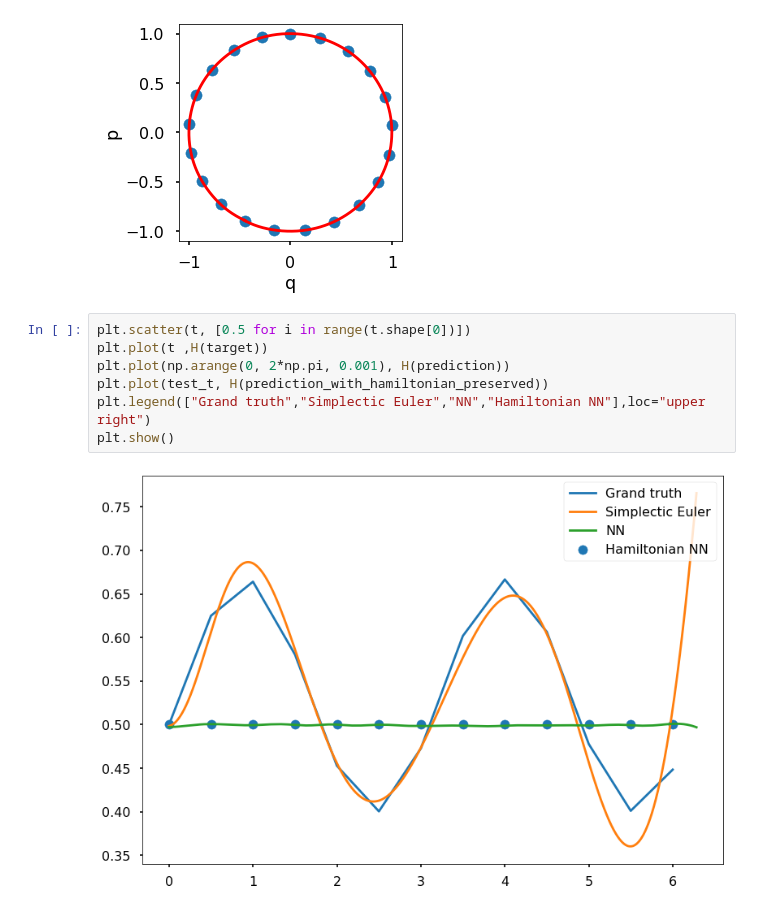
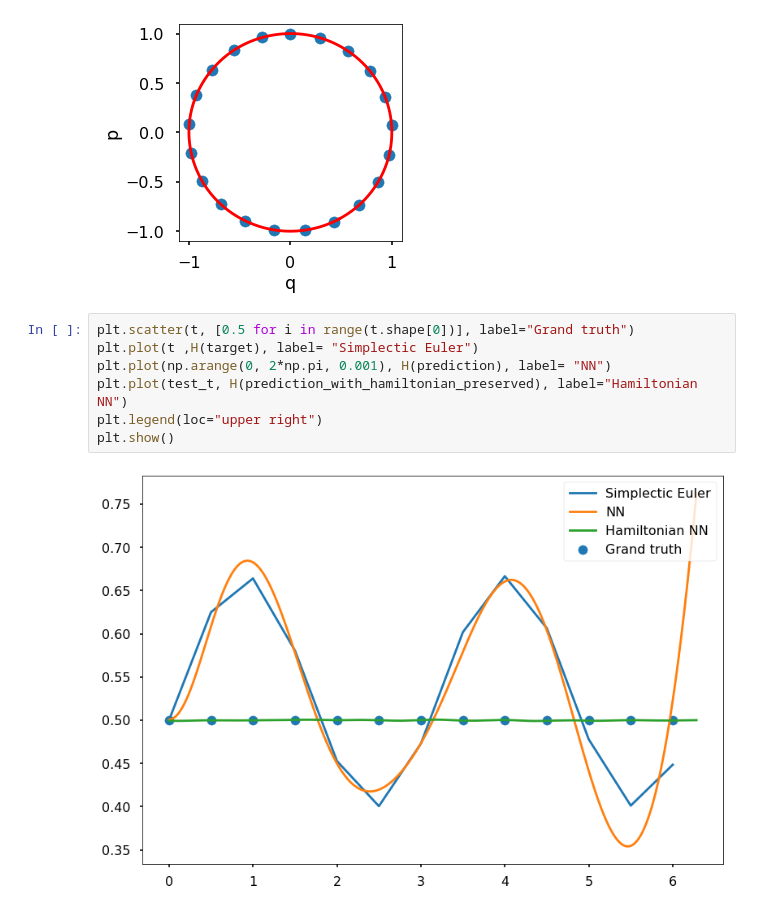
Before and after one commit to tayfununal/hamiltonian_ex, a Jupyter notebook: eulerverlet.ipynb, the cells around one changed output. Saved outputs shown, nothing was run; the diff lists cells and outputs as text.

```diff
--- a/eulerverlet.ipynb
+++ b/eulerverlet.ipynb
@@ -159,11 +159,11 @@ plt.show()
 # %% [output]
 [figure]
 # %%
-plt.scatter(t, [0.5 for i in range(t.shape[0])])
-plt.plot(t ,H(target))
-plt.plot(np.arange(0, 2*np.pi, 0.001), H(prediction))
-plt.plot(test_t, H(prediction_with_hamiltonian_preserved))
-plt.legend(["Grand truth","Simplectic Euler","NN","Hamiltonian NN"],loc="upper right")
+plt.scatter(t, [0.5 for i in range(t.shape[0])], label="Grand truth")
+plt.plot(t ,H(target), label= "Simplectic Euler")
+plt.plot(np.arange(0, 2*np.pi, 0.001), H(prediction), label= "NN")
+plt.plot(test_t, H(prediction_with_hamiltonian_preserved), label="Hamiltonian NN")
+plt.legend(loc="upper right")
 plt.show()
 # %% [output]
-[figure, old version]
+[figure, new version]
```
Also changed, not shown: parts of 1 cell of this notebook.
